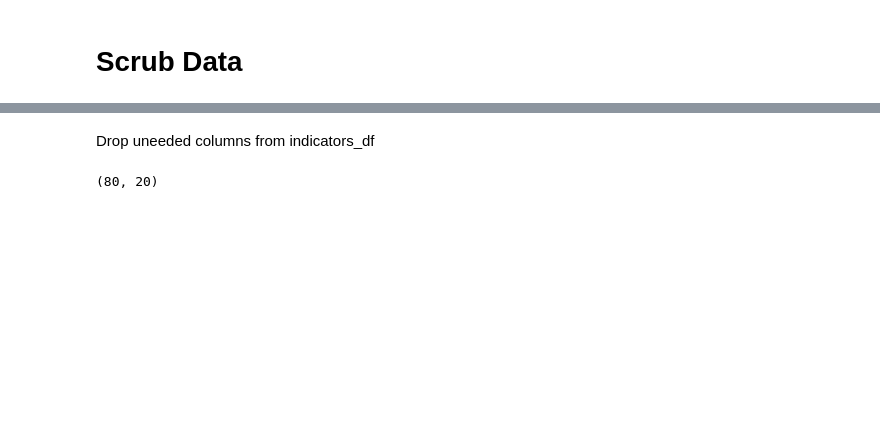
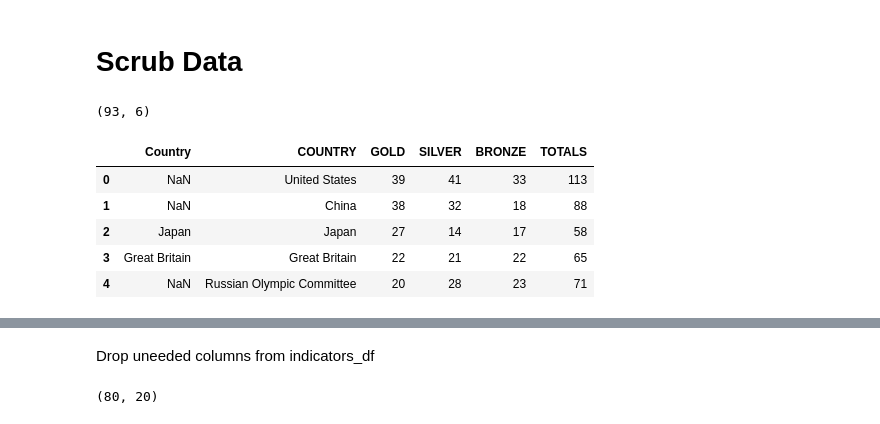
Before and after one commit to blantj/olympic_medal_classification, a Jupyter notebook: Modeling.ipynb, the cells around one changed output, grey strips where cells are left out. Drawn from its saved outputs; the diff is of its cells as text; code cells hidden in the pictures; blank space fills up the shorter version.

```diff
--- a/Modeling.ipynb
+++ b/Modeling.ipynb
@@ -31,2 +46,14 @@ indicators_df.head()
 # %% [markdown]
 # Scrub Data
+# %%
+df = pd.merge(countries_df, medals_df, left_on='Country', right_on='COUNTRY', how='right')
+print(df.shape)
+df.head()
+# %% [output]
+(93, 6)
+|  | Country | COUNTRY | GOLD | SILVER | BRONZE | TOTALS |
+| 0 | NaN | United States | 39 | 41 | 33 | 113 |
+| 1 | NaN | China | 38 | 32 | 18 | 88 |
+| 2 | Japan | Japan | 27 | 14 | 17 | 58 |
+| 3 | Great Britain | Great Britain | 22 | 21 | 22 | 65 |
+| 4 | NaN | Russian Olympic Committee | 20 | 28 | 23 | 71 |
```
Also changed, not shown: parts of 7 cells of this notebook, 4 other files.
